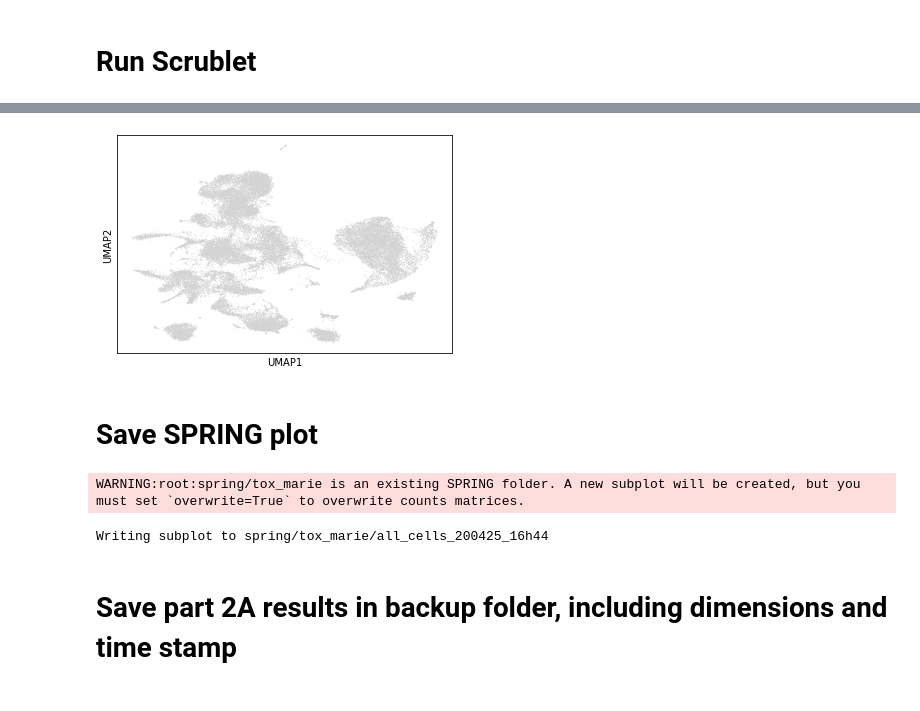
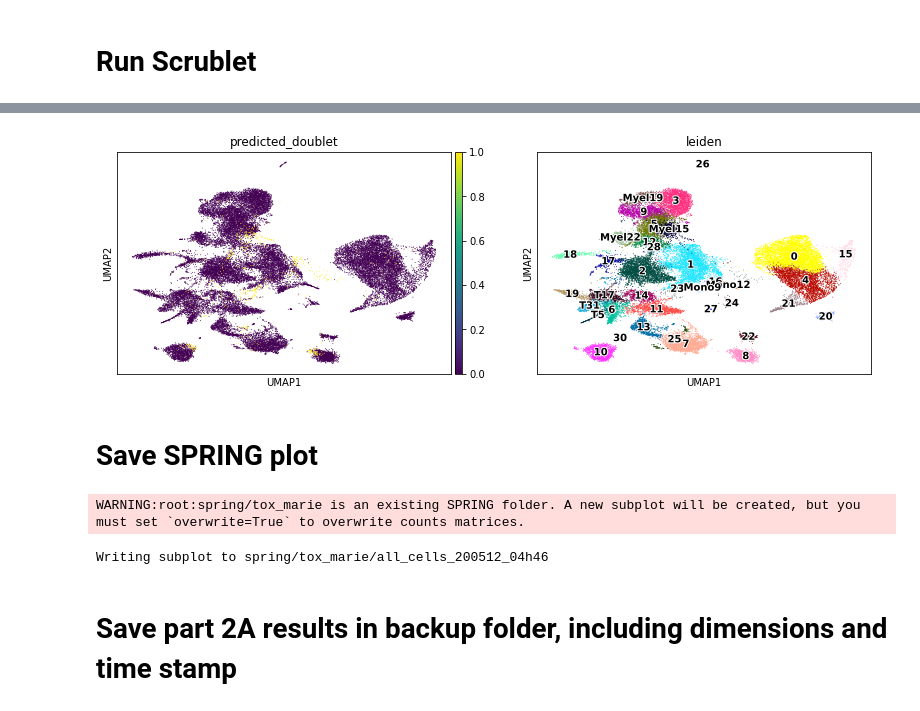
Before and after one commit to Ngort/tox, a Jupyter notebook: part2_hivar_pca_umap_leiden.ipynb, the cells around one changed output, grey strips where cells are left out. Cells and saved outputs as stored; diff of their text form; code cells hidden in the pictures.

Commit message:
more subclustering and annotations

```diff
--- a/part2_hivar_pca_umap_leiden.ipynb
+++ b/part2_hivar_pca_umap_leiden.ipynb
@@ -380,0 +383,22 @@ running Leiden clustering
+# %%
+
+
+# if cell is on cluster 6 (Leiden lvl 1), split cluster 6 into "6,16"; "6,17" (Leiden lvl 2), and "6,5" (T cell subclustering)
+
+cdata.obs['leiden'] = pd.Series(np.where(cdata.obs.leiden2.isin(['17', '31']), # if x.leiden2 is in either 17 or 31
+                                         ('T'+cdata.obs.leiden2.astype(str)).astype('category'), #call them T17 or T31 on leiden
+                                         cdata.obs.leiden), index=cdata.obs.index, dtype='category')
+
+
+cdata.obs['leiden'] = pd.Series(np.where(cdata.obs.T_cell_subclusters == '6,5', 'T5', cdata.obs.leiden), index=cdata.obs.index, dtype='category') #if they're on 6,5 on T_cell_subclusters call it T5
+
+#DClike subclustering
+
+cdata.obs['leiden'] = pd.Series(np.where(cdata.obs.leiden2.isin(['15', '19', '22']), # if they're on 15, 19 or 22
+                                        ('Myel'+cdata.obs.leiden2.astype(str)).astype('category'), #if so, call them M15, M19, and M22, else keep original category
+                                                 cdata.obs.leiden), index=cdata.obs.index, dtype='category')
+
+#monocyte subclustering
+
+cdata.obs['leiden'] = pd.Series(np.where(cdata.obs.Mono_subclusters.isin(['1-2-16,9', '1-2-16,12']),
+                                                                        ('Mono'+cdata.obs.Mono_subclusters.str.split(',').apply(lambda x : x[-1])).astype('category'), cdata.obs.leiden),  index=cdata.obs.index, dtype='category')
@@ -404,6 +432,6 @@ Elapsed time: 304.5 seconds
 # %%
-sc.pl.umap(cdata)#, color=['predicted_doublet','leiden', 'leiden_fine', 'leiden_finer'], legend_loc = 'on data', legend_fontoutline=2)
+sc.pl.umap(cdata, color=['predicted_doublet','leiden'], legend_loc = 'on data', legend_fontoutline=2)
 # %% [output]
-[figure, old version]
+[figure, new version]
 # %% [markdown]
 # Save SPRING plot
@@ -423,7 +464,7 @@ sc.external.exporting.spring_project(spring_data, # adata object
                            )
 # %% [output]
 WARNING:root:spring/tox_marie is an existing SPRING folder. A new subplot will be created, but you must set `overwrite=True` to overwrite counts matrices.
-Writing subplot to spring/tox_marie/all_cells_200425_16h44
+Writing subplot to spring/tox_marie/all_cells_200512_04h46
 # %% [markdown]
 # Save part 2A results in backup folder, including dimensions and time stamp
 # %%
```
Also changed, not shown: parts of 17 cells of this notebook, 3 other files.
